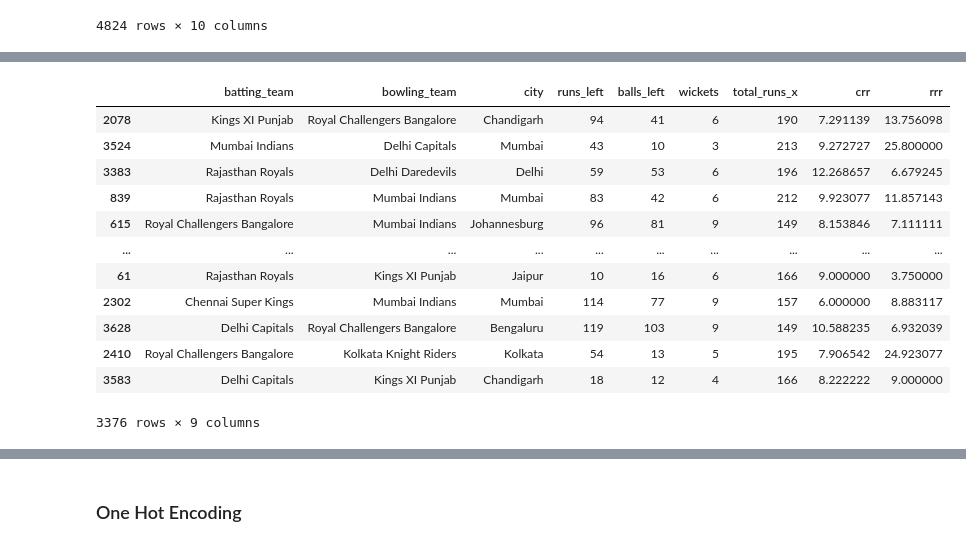
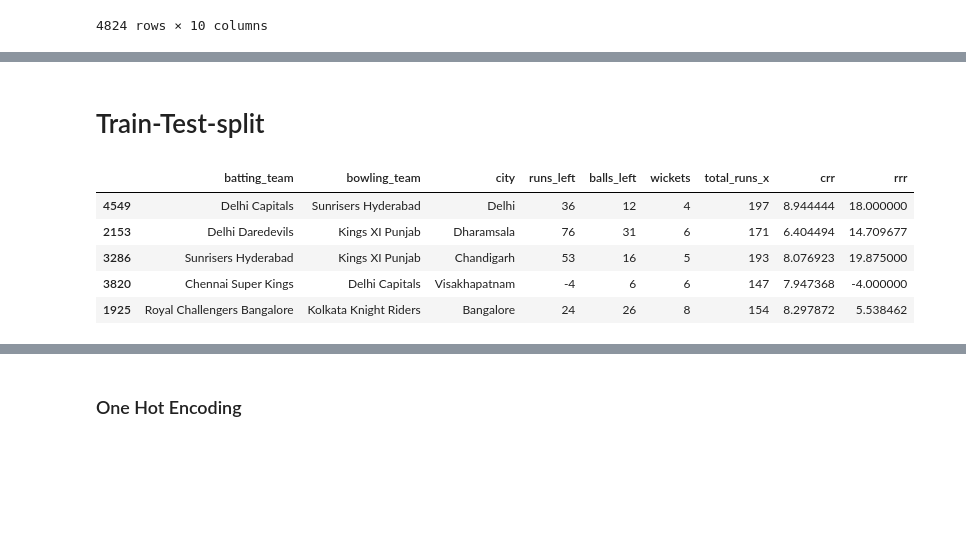
Before and after one commit to Parakkrama24/machinelaerningProject, a Jupyter notebook: IPLWinPrediction.ipynb, the cells around one changed output, grey strips where cells are left out. Drawn from its saved outputs; the diff is of its cells as text; code cells hidden in the pictures; blank space fills up the shorter version.

```diff
--- a/IPLWinPrediction.ipynb
+++ b/IPLWinPrediction.ipynb
@@ -547,24 +623,19 @@ final_df.head()
+# %% [markdown]
+# Train-Test-split
 # %%
 X = final_df.iloc[:,:-1]
 y = final_df.iloc[:,-1]
 from sklearn.model_selection import train_test_split
 X_train,X_test,y_train,y_test = train_test_split(X,y,test_size=0.3,random_state=1)
 # %%
-X_train
+X_train.head()
 # %% [output]
 |  | batting_team | bowling_team | city | runs_left | balls_left | wickets | total_runs_x | crr | rrr |
-| 2078 | Kings XI Punjab | Royal Challengers Bangalore | Chandigarh | 94 | 41 | 6 | 190 | 7.291139 | 13.756098 |
-| 3524 | Mumbai Indians | Delhi Capitals | Mumbai | 43 | 10 | 3 | 213 | 9.272727 | 25.800000 |
-| 3383 | Rajasthan Royals | Delhi Daredevils | Delhi | 59 | 53 | 6 | 196 | 12.268657 | 6.679245 |
-| 839 | Rajasthan Royals | Mumbai Indians | Mumbai | 83 | 42 | 6 | 212 | 9.923077 | 11.857143 |
-| 615 | Royal Challengers Bangalore | Mumbai Indians | Johannesburg | 96 | 81 | 9 | 149 | 8.153846 | 7.111111 |
-| ... | ... | ... | ... | ... | ... | ... | ... | ... | ... |
-| 61 | Rajasthan Royals | Kings XI Punjab | Jaipur | 10 | 16 | 6 | 166 | 9.000000 | 3.750000 |
-| 2302 | Chennai Super Kings | Mumbai Indians | Mumbai | 114 | 77 | 9 | 157 | 6.000000 | 8.883117 |
-| 3628 | Delhi Capitals | Royal Challengers Bangalore | Bengaluru | 119 | 103 | 9 | 149 | 10.588235 | 6.932039 |
-| 2410 | Royal Challengers Bangalore | Kolkata Knight Riders | Kolkata | 54 | 13 | 5 | 195 | 7.906542 | 24.923077 |
-| 3583 | Delhi Capitals | Kings XI Punjab | Chandigarh | 18 | 12 | 4 | 166 | 8.222222 | 9.000000 |
+| 4549 | Delhi Capitals | Sunrisers Hyderabad | Delhi | 36 | 12 | 4 | 197 | 8.944444 | 18.000000 |
+| 2153 | Delhi Daredevils | Kings XI Punjab | Dharamsala | 76 | 31 | 6 | 171 | 6.404494 | 14.709677 |
+| 3286 | Sunrisers Hyderabad | Kings XI Punjab | Chandigarh | 53 | 16 | 5 | 193 | 8.076923 | 19.875000 |
+| 3820 | Chennai Super Kings | Delhi Capitals | Visakhapatnam | -4 | 6 | 6 | 147 | 7.947368 | -4.000000 |
+| 1925 | Royal Challengers Bangalore | Kolkata Knight Riders | Bangalore | 24 | 26 | 8 | 154 | 8.297872 | 5.538462 |
-3376 rows × 9 columns
 # %%
 X_test.head()
 # %% [output]
```
Also changed, not shown: parts of 45 cells of this notebook.
